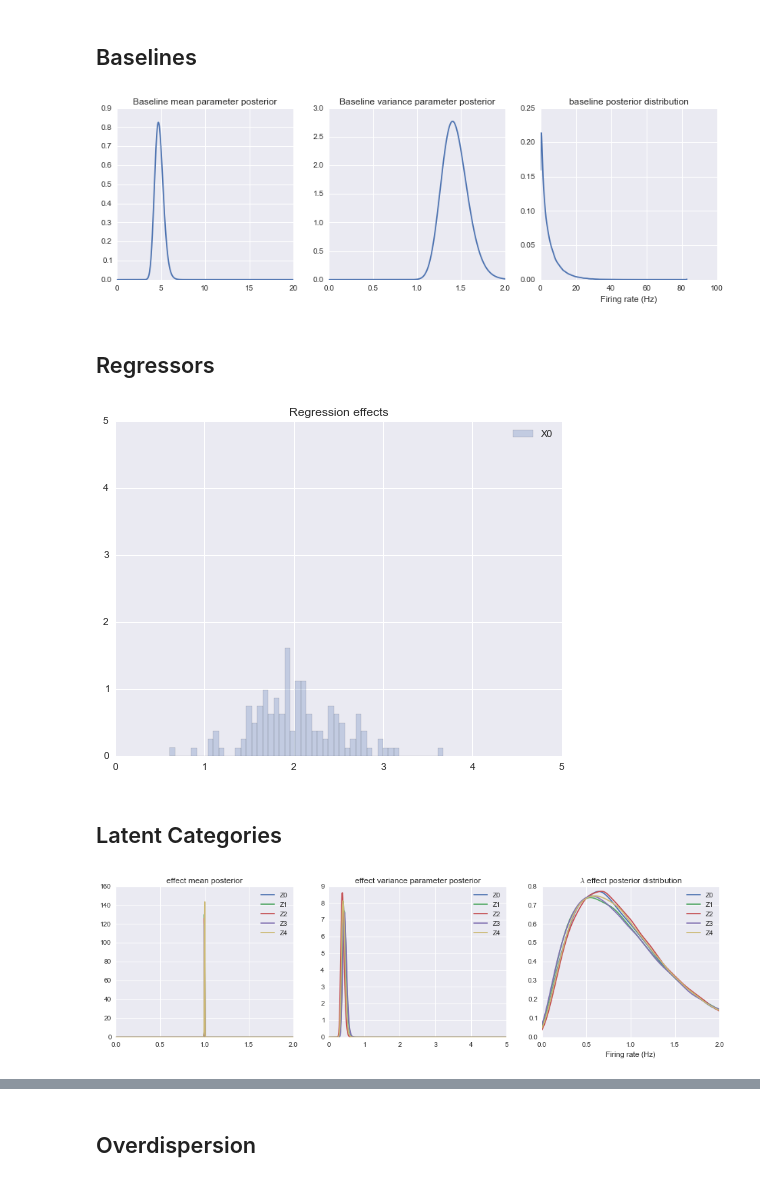
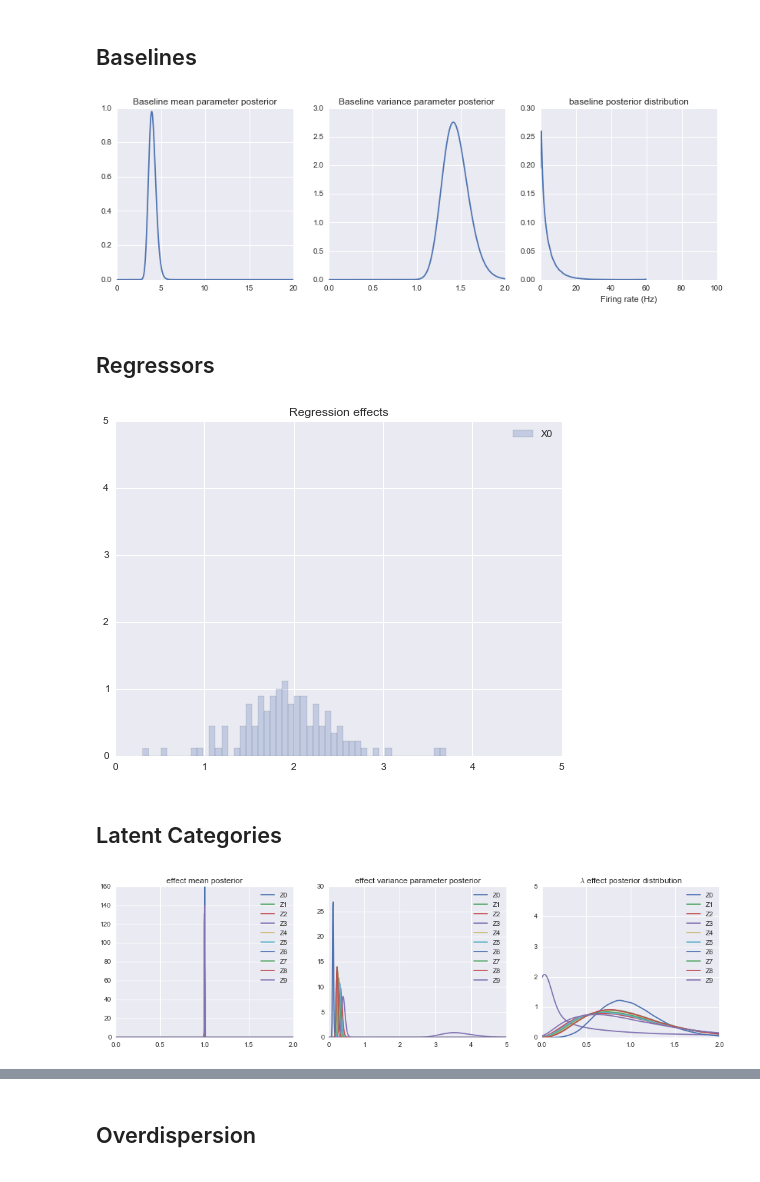
Before and after one commit to pearsonlab/spiketopics, a Jupyter notebook: explore_inferred_etho.ipynb, the cells around one changed output, grey strips where cells are left out. Saved outputs shown, nothing was run; the diff lists cells and outputs as text; code cells hidden in the pictures.

```diff
--- a/explore_inferred_etho.ipynb
+++ b/explore_inferred_etho.ipynb
@@ -13,7 +13,7 @@ sns.set_style('darkgrid')
 # %% [markdown]
 # Load in data
 # %%
-infile = 'data/fitted_model_object.pkl'
+infile = 'data/big_fitted_object.pkl'
 gpm = pickle.load(open(infile, 'rb'))
 dt = 1 / 30.
 # %%
@@ -82,7 +82,7 @@ plt.title('baseline posterior distribution')
 plt.xlabel('Firing rate (Hz)')
 plt.xlim(0, 100);
 # %% [output]
-[figure, old version]
+[figure, new version]
 # %% [markdown]
 ## Regressors
 # %%
@@ -96,42 +96,42 @@ plt.legend()
 plt.ylim(0, 5);
 plt.xlim(0, 5);
 # %% [output]
-[figure, old version]
+[figure, new version]
 # %% [markdown]
 ## Latent Categories
 # %%
 plt.figure(figsize=(16, 4))
 
 th = gpm.nodes['fr_latents_mean']
 cc = gpm.nodes['fr_latents_shape']
 
 th_pars = np.c_[th.post_shape, th.post_rate].T
 cc_pars = np.c_[cc.post_shape, cc.post_rate].T
 
 plt.subplot(1, 3, 1)
 xx = np.linspace(0, 2, 500)
 for kk in xrange(K):
     plt.plot(xx, stats.invgamma.pdf(xx, a=th_pars[0, kk], scale=th_pars[1, kk]), label='Z' + str(kk))
 plt.legend()
 plt.title('effect mean posterior');
 
 plt.subplot(1, 3, 2)
 xx = np.linspace(0, 5, 500)
 for kk in xrange(K):
     plt.plot(xx, stats.invgamma.pdf(xx, a=cc_pars[0, kk], scale=cc_pars[1, kk]), label='Z' + str(kk))
 plt.legend()
 plt.title('effect variance parameter posterior');
 
 plt.subplot(1, 3, 3)
 for kk in xrange(K):
     samples = gamma_from_hypers(th_pars[:, kk], cc_pars[:, kk], 1e5)
     sns.kdeplot(samples, gridsize=1e4, clip=(0, 10), label='Z' + str(kk))
 plt.legend()
 plt.title(r'$\lambda$ effect posterior distribution')
-plt.xlabel('Firing rate (Hz)')
 plt.xlim(0, 2);
+plt.ylim(0, 5);
 # %% [output]
-[figure, old version]
+[figure, new version]
 # %%
 plt.figure(figsize=(8, 6))
 
```
Also changed, not shown: parts of 9 cells of this notebook, 1 other file.
